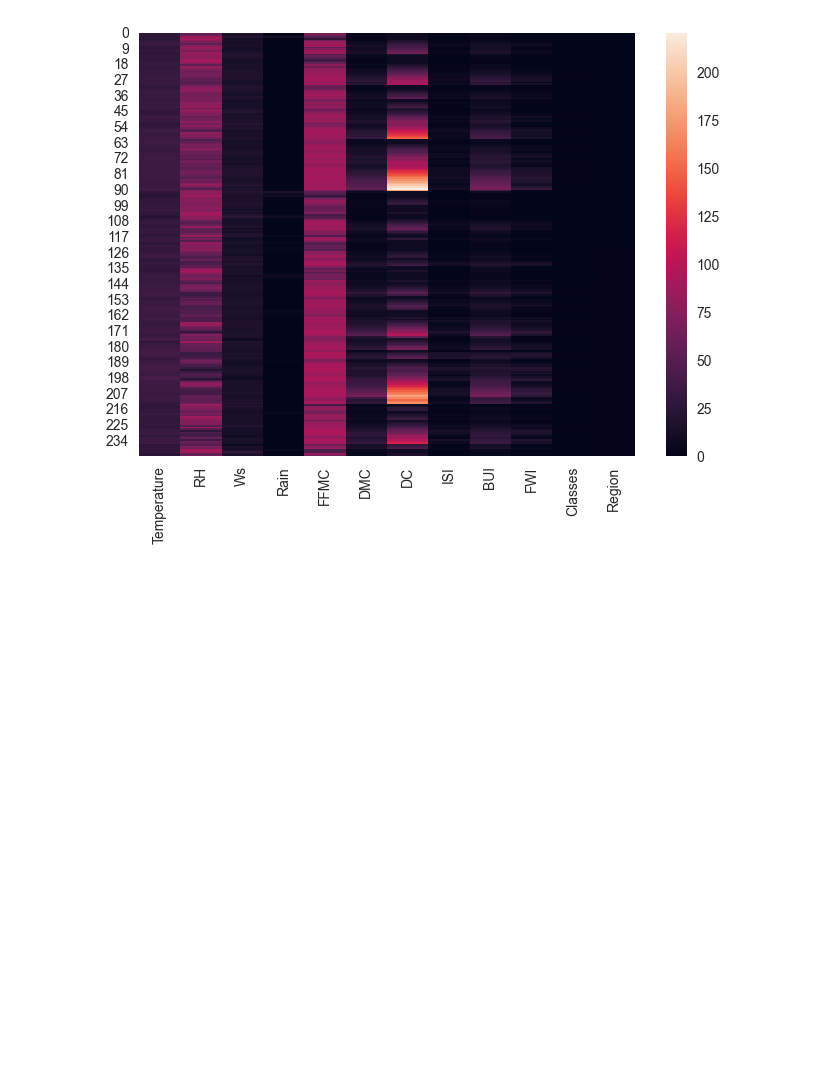
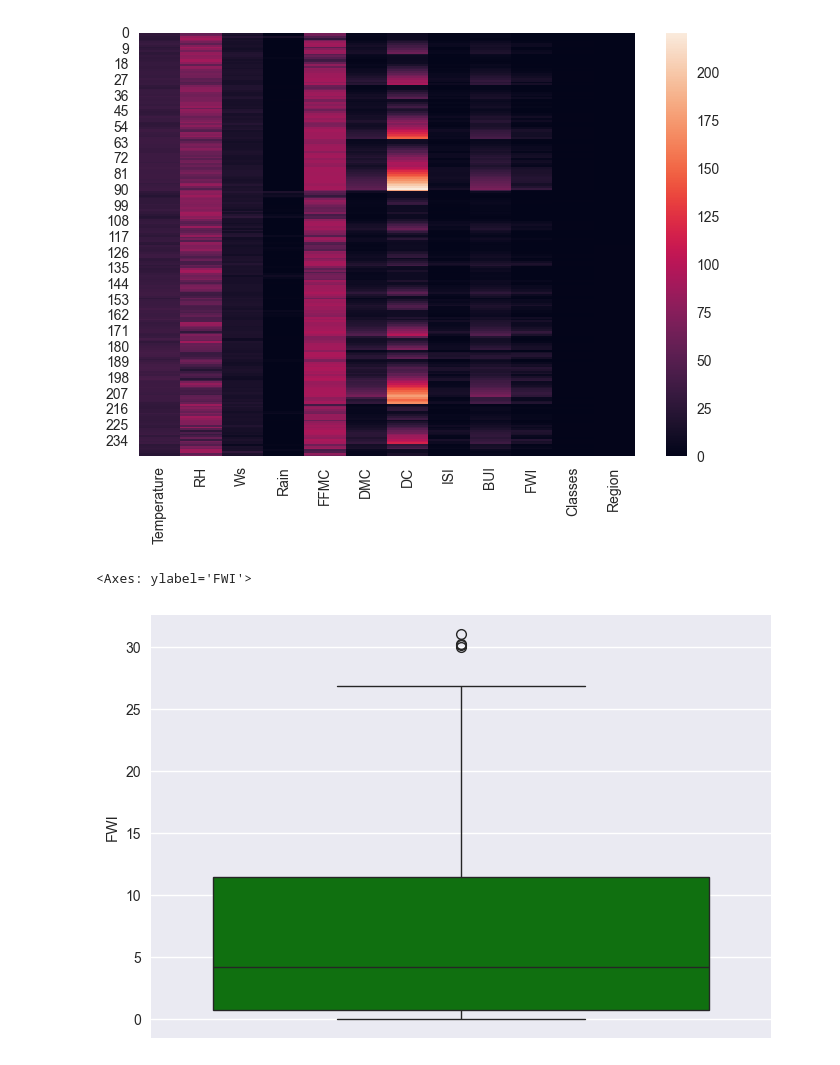
Before and after one commit to Ramyadav08/mlops-tutorial, a Jupyter notebook: ML/RLE/rle.ipynb, the cells around one changed output. Saved outputs shown, nothing was run; the diff lists cells and outputs as text; code cells hidden in the pictures; blank space fills up the shorter version.

```diff
--- a/ML/RLE/rle.ipynb
+++ b/ML/RLE/rle.ipynb
@@ -340,3 +344,8 @@ sns.heatmap(df_copy)
 # %% [output]
 <Axes: >
 [figure]
+# %%
+sns.boxplot(df['FWI'],color='green')
+# %% [output]
+<Axes: ylabel='FWI'>
+[figure, added]
```
Also changed, not shown: parts of 2 cells of this notebook, 1 other file.
